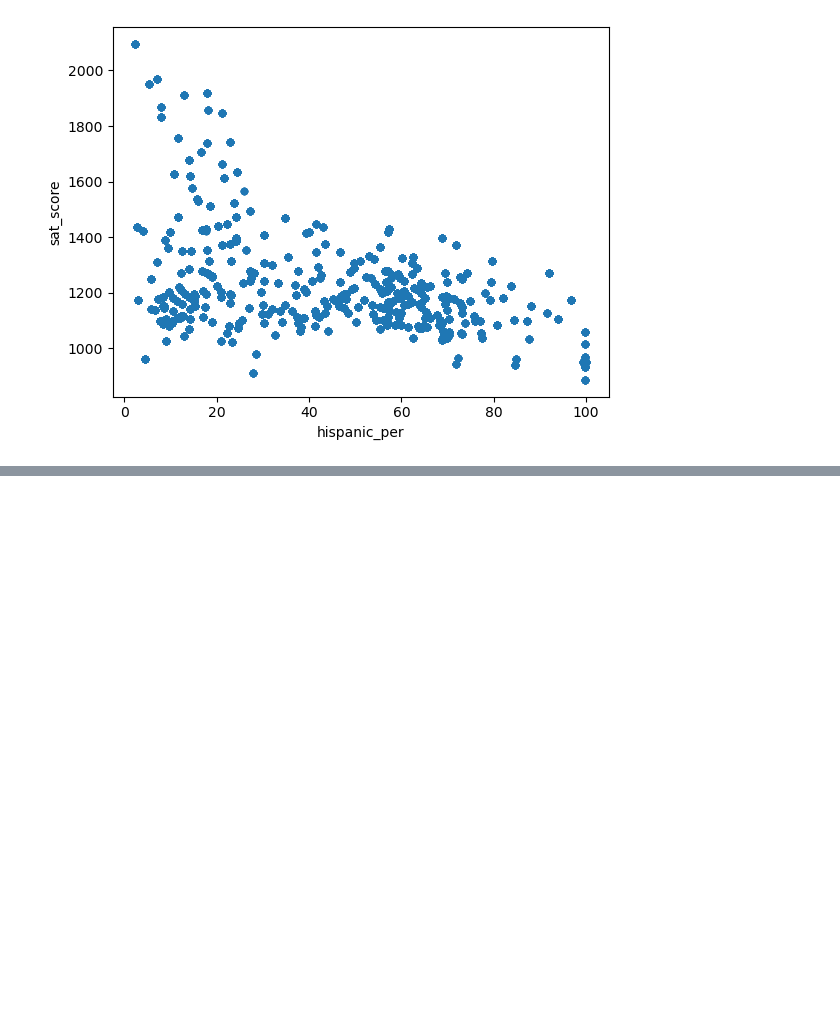
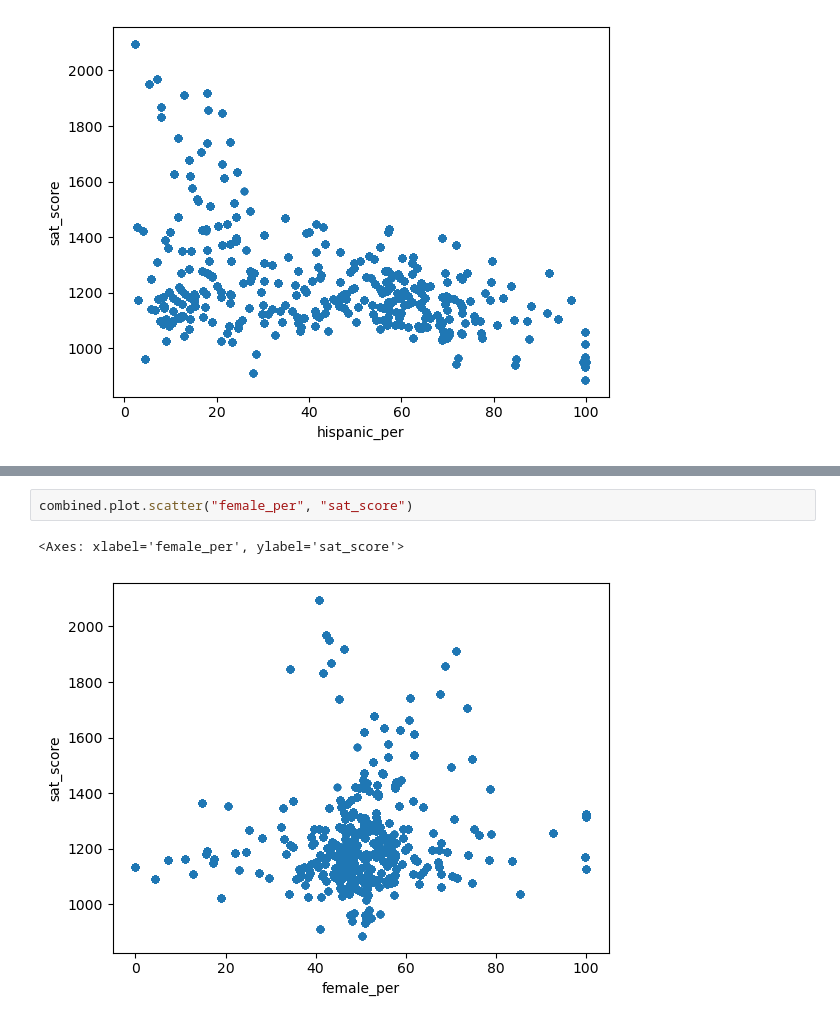
Before and after one commit to rabobahago/data_analytics_projects, a Jupyter notebook: analyzing_NYC_high_school_data/main.ipynb, the cells around one changed output, grey strips where cells are left out. Saved outputs shown, nothing was run; the diff lists cells and outputs as text; blank space fills up the shorter version.

```diff
--- a/analyzing_NYC_high_school_data/main.ipynb
+++ b/analyzing_NYC_high_school_data/main.ipynb
@@ -165,0 +169,5 @@ print(combined[combined["hispanic_per"] > 95]["SCHOOL NAME"])
+# %%
+combined.plot.scatter("female_per", "sat_score")
+# %% [output]
+<Axes: xlabel='female_per', ylabel='sat_score'>
+[figure, added]
```
Also changed, not shown: parts of 4 cells of this notebook, 2 other files.
